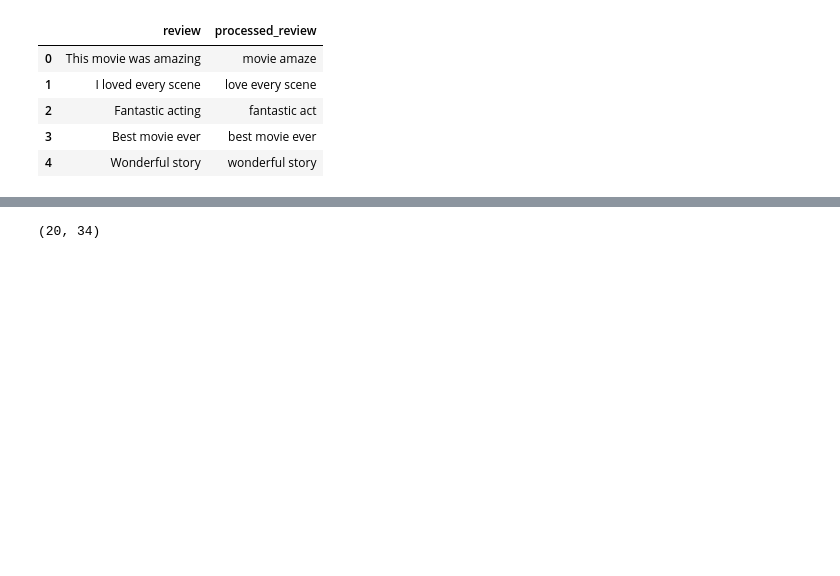
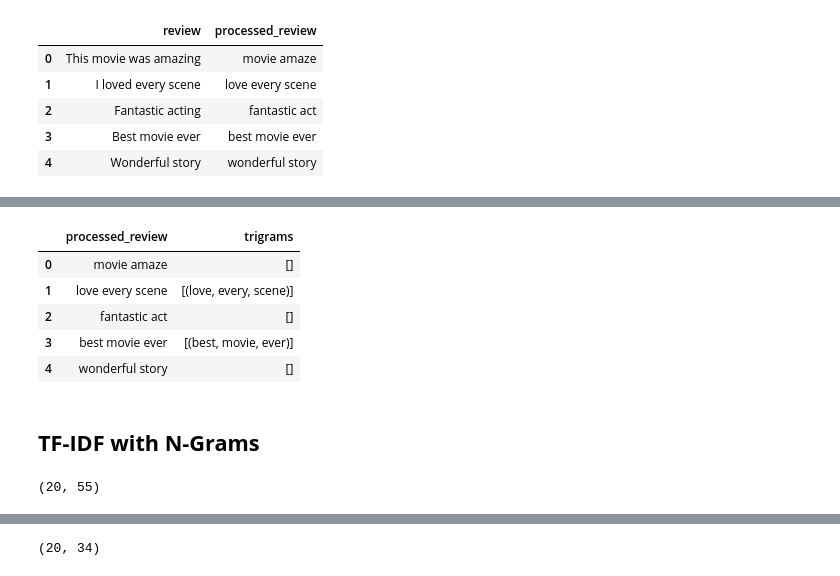
Before and after one commit to rupeshbharti/Today-I-Learned, a Jupyter notebook: NLP/Basic.ipynb, the cells around one changed output, grey strips where cells are left out. Cells and saved outputs as stored; diff of their text form; code cells hidden in the pictures; blank space fills up the shorter version.

```diff
--- a/NLP/Basic.ipynb
+++ b/NLP/Basic.ipynb
@@ -177,0 +205,15 @@ df[['review','processed_review']].head()
+# %%
+df['trigrams'] = df['processed_review'].apply(
+    lambda review: list(ngrams(review.split(), 3))
+)
+
+df[['processed_review', 'trigrams']].head()
+# %% [output]
+|  | processed_review | trigrams |
+| 0 | movie amaze | [] |
+| 1 | love every scene | [(love, every, scene)] |
+| 2 | fantastic act | [] |
+| 3 | best movie ever | [(best, movie, ever)] |
+| 4 | wonderful story | [] |
+# %% [markdown]
+## __TF-IDF with N-Grams__
@@ -177,0 +228,4 @@ df[['review','processed_review']].head()
+# %%
+print(X_tfidf_bigram.shape)
+# %% [output]
+(20, 55)
```
Also changed, not shown: parts of 39 cells of this notebook, 4 other files.
